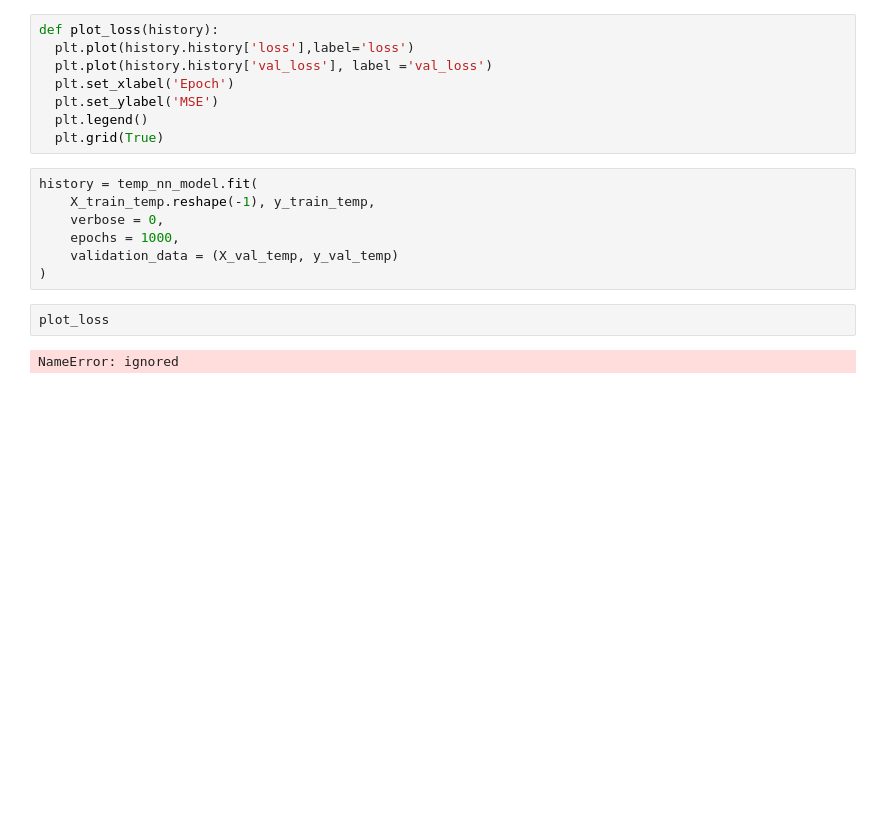
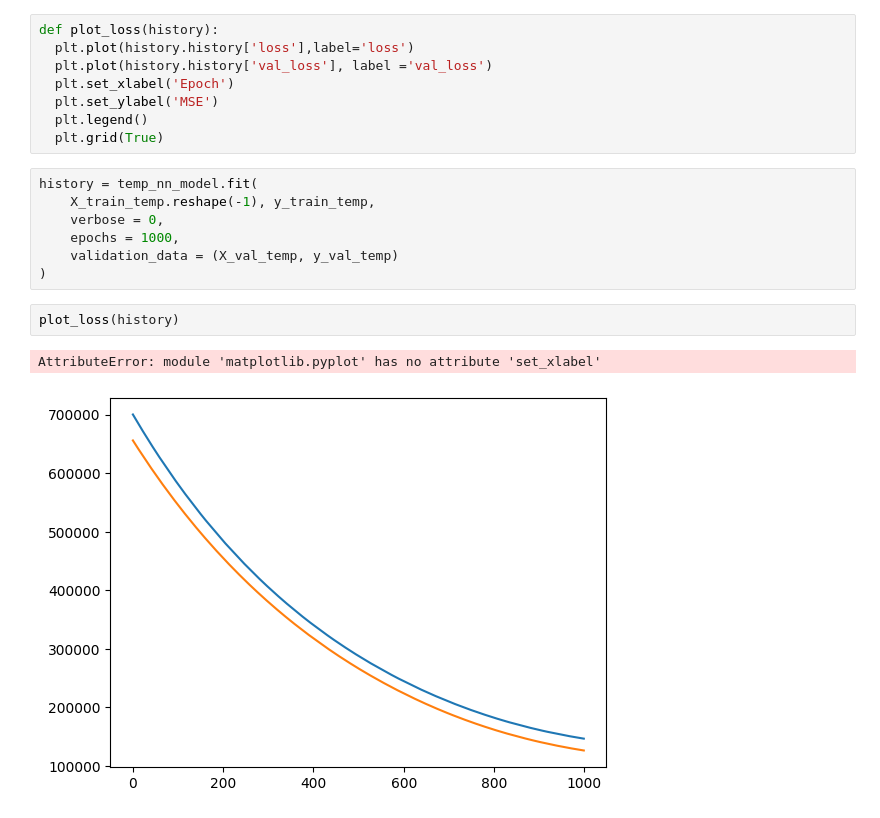
Before and after one commit to Seavleu/SuperviseLearning, a Jupyter notebook: seoul_bike_demand_SuperviseLearning_ipynb.ipynb, the cells around one changed output. Saved outputs shown, nothing was run; the diff lists cells and outputs as text; blank space fills up the shorter version.

```diff
--- a/seoul_bike_demand_SuperviseLearning_ipynb.ipynb
+++ b/seoul_bike_demand_SuperviseLearning_ipynb.ipynb
@@ -168,6 +168,7 @@ history = temp_nn_model.fit(
     validation_data = (X_val_temp, y_val_temp)
 )
 # %%
-plot_loss
+plot_loss(history)
 # %% [output]
-NameError: ignored
+AttributeError: module 'matplotlib.pyplot' has no attribute 'set_xlabel'
+[figure, added]
```
Also changed, not shown: parts of 11 cells of this notebook.
